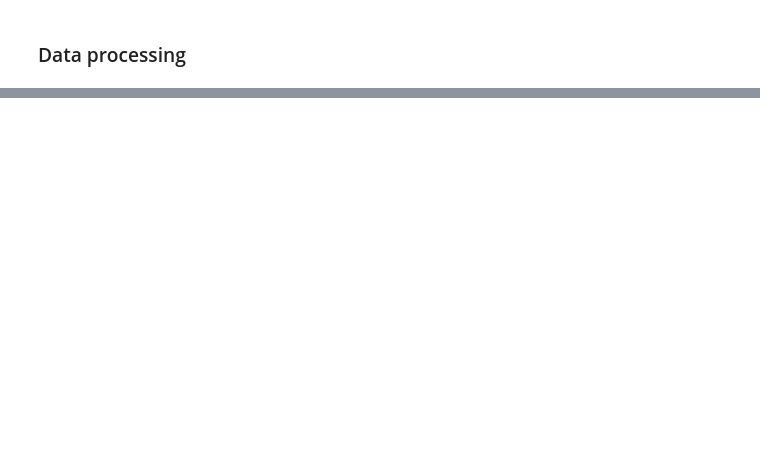
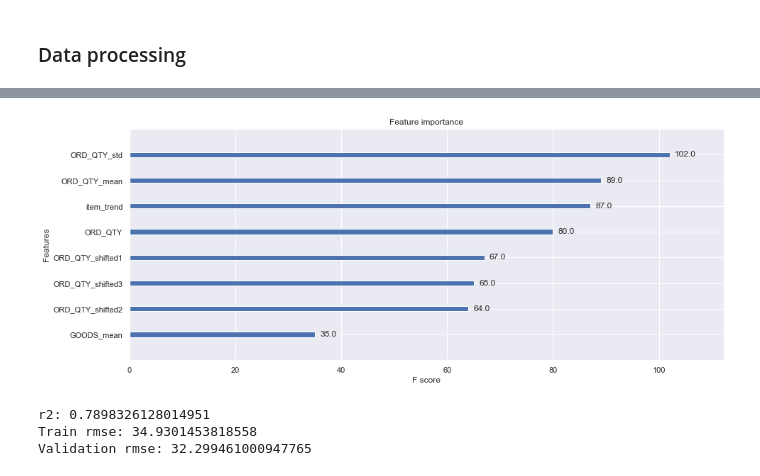
Before and after one commit to olsunghyun0416/Dongwon_Project, a Jupyter notebook: 더반찬_캐글.ipynb, the cells around one changed output, grey strips where cells are left out. Drawn from its saved outputs; the diff is of its cells as text; code cells hidden in the pictures; blank space fills up the shorter version.

```diff
--- a/더반찬_캐글.ipynb
+++ b/더반찬_캐글.ipynb
@@ -547,0 +402,5 @@ KeyError: "['item_cnt_day'] not found in axis"
+# %%
+H_YMD = final_data['H_YMD'] # 추후 반영될 날짜 데이터
+G_N = final_data['GOODS_NO'] # 추후 반영될 상품번호 데이터
+
+final_data.set_index('H_YMD', inplace=True)
@@ -547,0 +483,6 @@ KeyError: "['item_cnt_day'] not found in axis"
+# %%
+# Integer features (used by catboost model).
+int_features = ['GOODS_NO', 'year', 'month']
+
+X_train[int_features] = X_train[int_features].astype('int32')
+X_val[int_features] = X_val[int_features].astype('int32')
@@ -547,0 +578,27 @@ KeyError: "['item_cnt_day'] not found in axis"
+# %%
+# Use only part of features on XGBoost.
+# xgb_features = ['REAL_ORD_QTY','REAL_ORD_QTY_mean', 'REAL_ORD_QTY_std',
+#                 'REAL_ORD_QTY_shifted1', 'REAL_ORD_QTY_shifted2', 'REAL_ORD_QTY_shifted3',
+#                 'GOODS_mean','item_trend', 'mean_real_ord_qty']
+
+xgb_features = ['ORD_QTY','ORD_QTY_mean', 'ORD_QTY_std',
+                'ORD_QTY_shifted1', 'ORD_QTY_shifted2', 'ORD_QTY_shifted3',
+                'GOODS_mean','item_trend']
+
+xgb_train = X_train[xgb_features]
+xgb_val = X_val[xgb_features]
+xgb_test = X_test[xgb_features]
+# %%
+xgb_model = XGBRegressor(max_depth=5,
+                         n_estimators=1000,
+                         min_child_weight=1000,
+                         colsample_bytree=0.7,
+                         subsample=0.7,
+                         eta=0.3,
+                         seed=0)
+xgb_model.fit(xgb_train,
+              y_train,
+              eval_metric="rmse",
+              eval_set=[(xgb_train, y_train), (xgb_val, y_val)],
+              verbose=20,
+              early_stopping_rounds=30)
@@ -547,0 +627,6 @@ KeyError: "['item_cnt_day'] not found in axis"
+# %%
+plt.rcParams["figure.figsize"] = (15, 6)
+plot_importance(xgb_model)
+plt.show()
+# %% [output]
+[figure, added]
@@ -547,0 +637,10 @@ KeyError: "['item_cnt_day'] not found in axis"
+# %%
+from sklearn.metrics import r2_score
+
+print('r2:', r2_score(y_test, xgb_test_pred))
+print('Train rmse:', np.sqrt(mean_squared_error(y_train, xgb_train_pred)))
+print('Validation rmse:', np.sqrt(mean_squared_error(y_val, xgb_val_pred)))
+# %% [output]
+r2: 0.7898326128014951
+Train rmse: 34.9301453818558
+Validation rmse: 32.299461000947765
```
Also changed, not shown: parts of 105 cells of this notebook.
